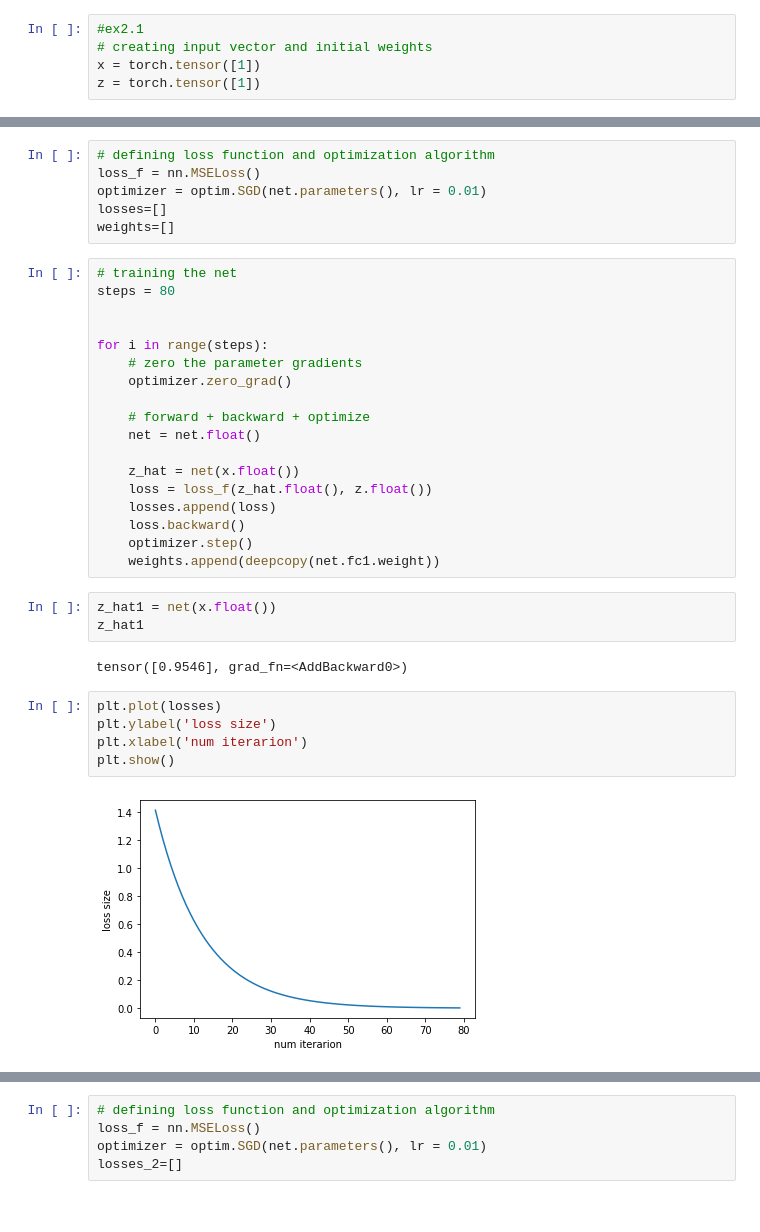
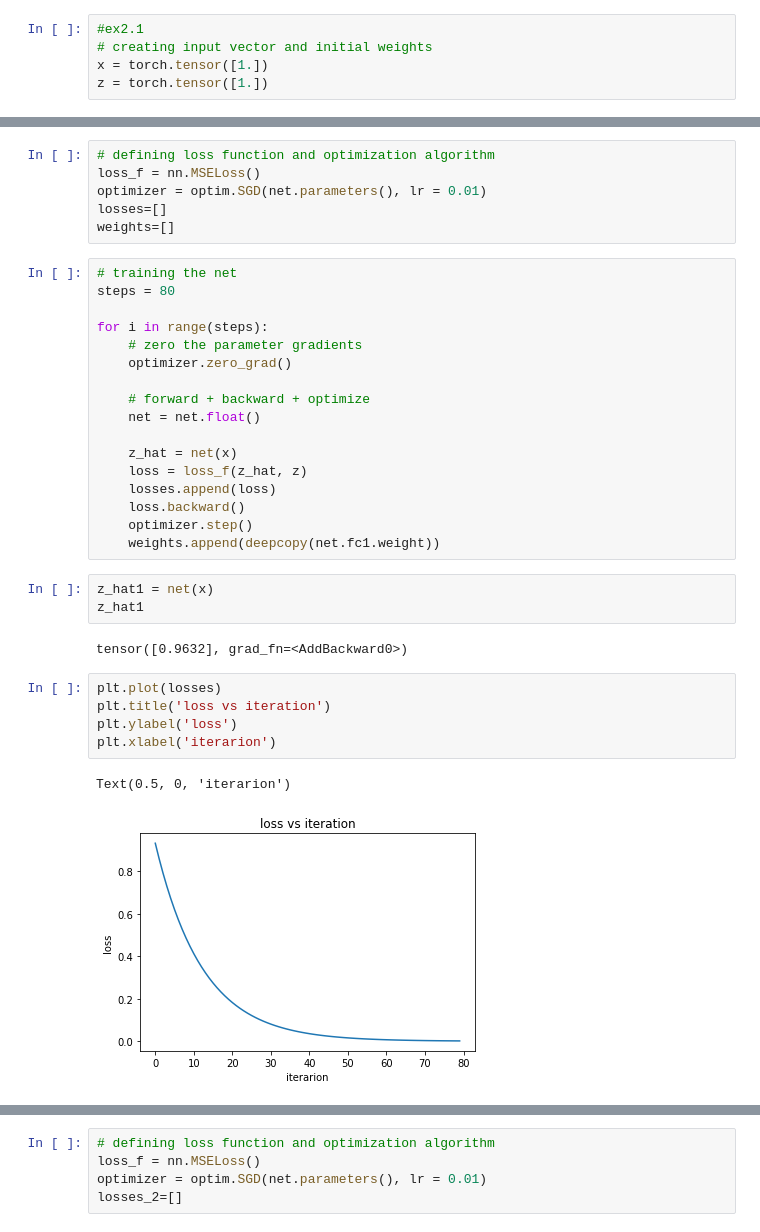
Before and after one commit to CEitanC/Project-Deep-Learning, a Jupyter notebook: Meeting1.ipynb, the cells around one changed output, grey strips where cells are left out. Cells and saved outputs as stored; diff of their text form.

```diff
--- a/Meeting1.ipynb
+++ b/Meeting1.ipynb
@@ -9,8 +9,8 @@ import matplotlib.pyplot as plt
 # %%
 #ex2.1
 # creating input vector and initial weights
-x = torch.tensor([1])
-z = torch.tensor([1])
+x = torch.tensor([1.])
+z = torch.tensor([1.])
 # %%
 # setting up the network
 class Net_1(nn.Module):
@@ -41,7 +35,6 @@ weights=[]
 # %%
 # training the net
 steps = 80
-
 
 for i in range(steps):
     # zero the parameter gradients
@@ -50,21 +43,22 @@ for i in range(steps):
     # forward + backward + optimize
     net = net.float()
 
-    z_hat = net(x.float())
-    loss = loss_f(z_hat.float(), z.float())
+    z_hat = net(x)
+    loss = loss_f(z_hat, z)
     losses.append(loss)
     loss.backward()
     optimizer.step()
     weights.append(deepcopy(net.fc1.weight))
 # %%
-z_hat1 = net(x.float())
+z_hat1 = net(x)
 z_hat1
 # %% [output]
-tensor([0.9546], grad_fn=<AddBackward0>)
+tensor([0.9632], grad_fn=<AddBackward0>)
 # %%
 plt.plot(losses)
-plt.ylabel('loss size')
-plt.xlabel('num iterarion')
-plt.show()
+plt.title('loss vs iteration')
+plt.ylabel('loss')
+plt.xlabel('iterarion')
 # %% [output]
+Text(0.5, 0, 'iterarion')
-[figure, old version]
+[figure, new version]
```
Also changed, not shown: parts of 22 cells of this notebook.
